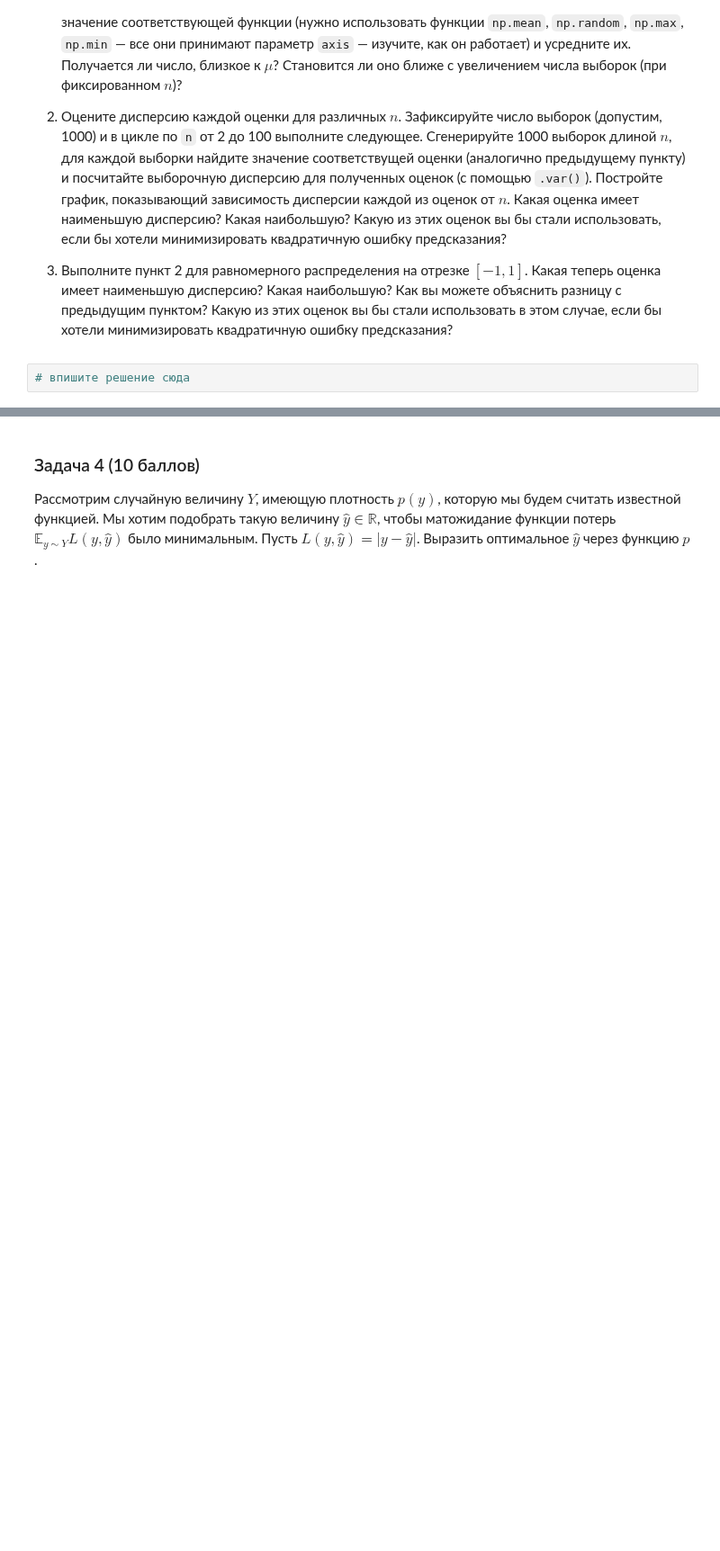
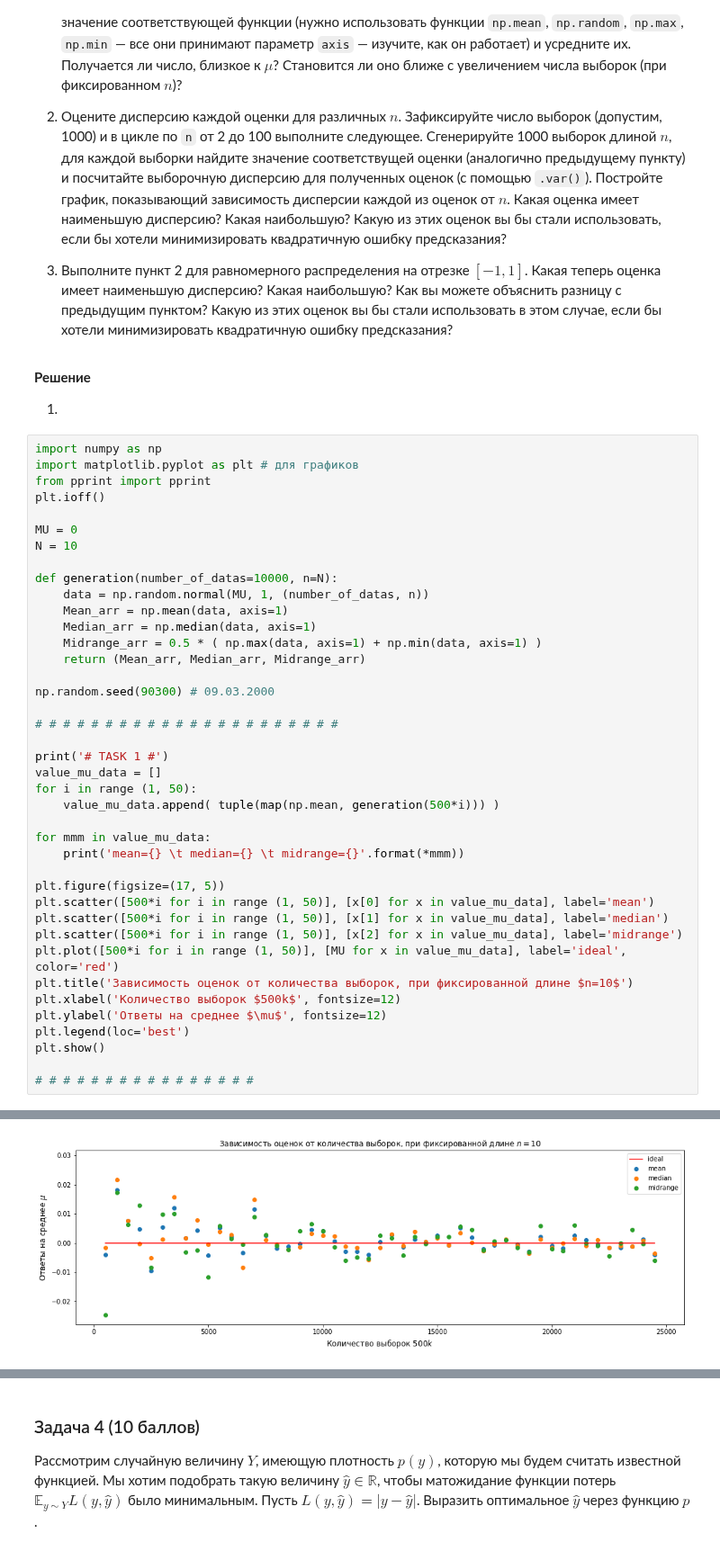
Before and after one commit to GorillazZz1/ml-course-hse-2020, a Jupyter notebook: hw2.ipynb, the cells around one changed output, grey strips where cells are left out. Shown at 90% size. Saved outputs shown, nothing was run; the diff lists cells and outputs as text; blank space fills up the shorter version.

```diff
--- a/hw2.ipynb
+++ b/hw2.ipynb
@@ -141,5 +181,48 @@ $$\mathrm{\mathop{midrange}}(x_1, \ldots, x_n)=\frac{1}{2}(\max(x_1, \ldots, x_n
 2. Оцените дисперсию каждой оценки для различных $n$. Зафиксируйте число выборок (допустим, 1000) и в цикле по `n` от 2 до 100 выполните следующее. Сгенерируйте 1000 выборок длиной $n$, для каждой выборки найдите значение соответствущей оценки (аналогично предыдущему пункту) и посчитайте выборочную дисперсию для полученных оценок (с помощью `.var()`). Постройте график, показывающий зависимость дисперсии каждой из оценок от $n$. Какая оценка имеет наименьшую дисперсию? Какая наибольшую?  Какую из этих оценок вы бы стали использовать, если бы хотели минимизировать квадратичную ошибку предсказания?
 
 3. Выполните пункт 2 для равномерного распределения на отрезке $[-1, 1]$. Какая теперь оценка имеет наименьшую дисперсию? Какая наибольшую? Как вы можете объяснить разницу с предыдущим пунктом? Какую из этих оценок вы бы стали использовать в этом случае, если бы хотели минимизировать квадратичную ошибку предсказания?
-# %%
-# впишите решение сюда
+# %% [markdown]
+**Решениe**
+
+1.
+# %%
+import numpy as np
+import matplotlib.pyplot as plt # для графиков
+from pprint import pprint
+plt.ioff()
+
+MU = 0
+N = 10
+
+def generation(number_of_datas=10000, n=N):
+    data = np.random.normal(MU, 1, (number_of_datas, n))
+    Mean_arr = np.mean(data, axis=1)
+    Median_arr = np.median(data, axis=1)
+    Midrange_arr = 0.5 * ( np.max(data, axis=1) + np.min(data, axis=1) )
+    return (Mean_arr, Median_arr, Midrange_arr)
+
+np.random.seed(90300) # 09.03.2000
+
+# # # # # # # # # # # # # # # # # # # # # #
+
+print('# TASK 1 #')
+value_mu_data = []
+for i in range (1, 50):
+    value_mu_data.append( tuple(map(np.mean, generation(500*i))) )
+
+for mmm in value_mu_data:
+    print('mean={} \t median={} \t midrange={}'.format(*mmm))
+
+plt.figure(figsize=(17, 5))
+plt.scatter([500*i for i in range (1, 50)], [x[0] for x in value_mu_data], label='mean')
+plt.scatter([500*i for i in range (1, 50)], [x[1] for x in value_mu_data], label='median')
+plt.scatter([500*i for i in range (1, 50)], [x[2] for x in value_mu_data], label='midrange')
+plt.plot([500*i for i in range (1, 50)], [MU for x in value_mu_data], label='ideal', color='red')
+plt.title('Зависимость оценок от количества выборок, при фиксированной длине $n=10$')
+plt.xlabel('Количество выборок $500k$', fontsize=12)
+plt.ylabel('Ответы на среднее $\mu$', fontsize=12)
+plt.legend(loc='best')
+plt.show()
+
+# # # # # # # # # # # # # # # #
+# %% [output]
@@ -145,0 +246 @@ $$\mathrm{\mathop{midrange}}(x_1, \ldots, x_n)=\frac{1}{2}(\max(x_1, \ldots, x_n
+[figure, added]
```
Also changed, not shown: parts of 18 cells of this notebook.
